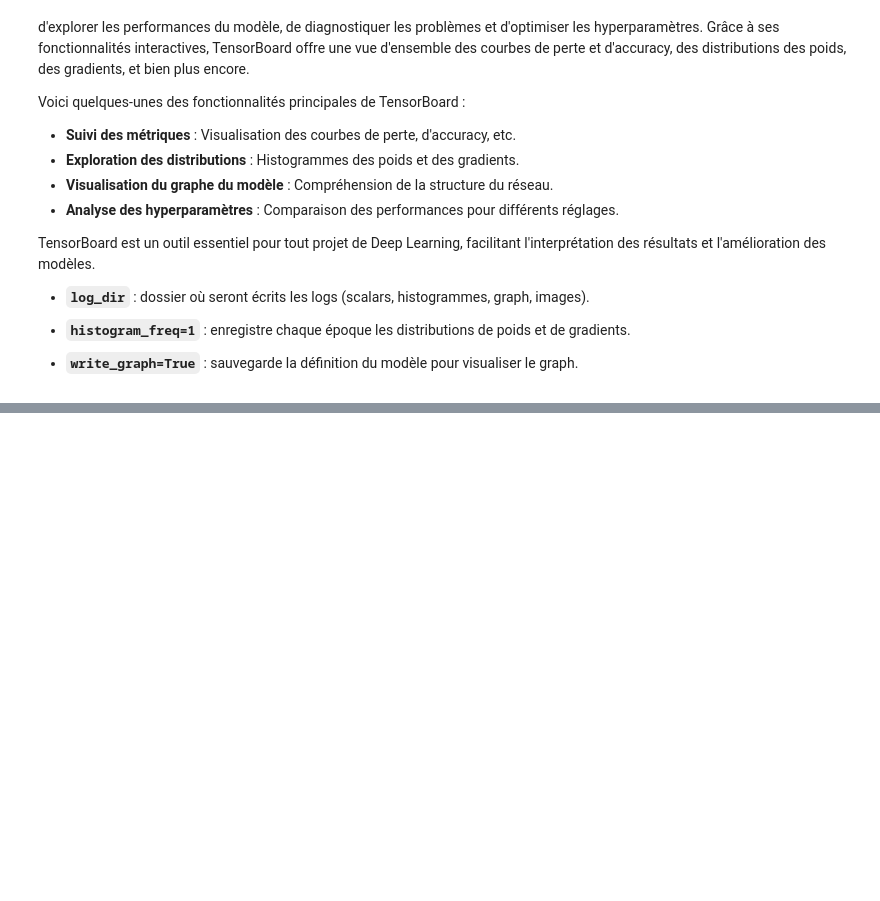
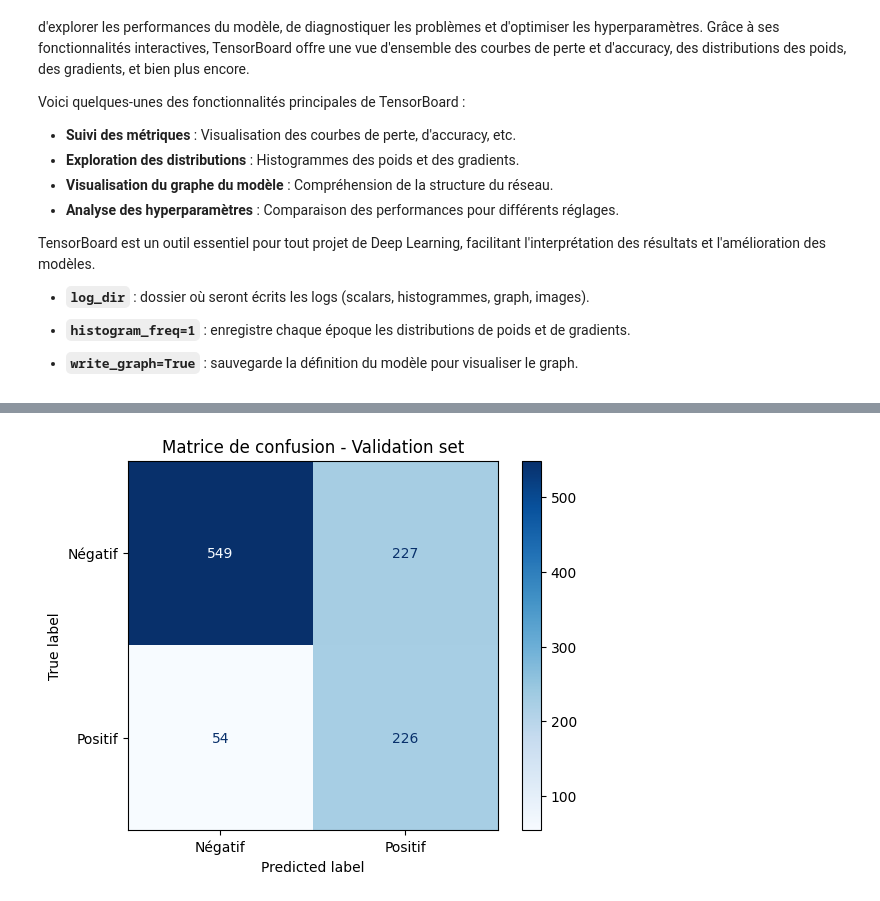
Before and after one commit to DorotheeCatry/DeepLearning-Project, a Jupyter notebook: notebooks/2_model_nn.ipynb, the cells around one changed output, grey strips where cells are left out. Saved outputs shown, nothing was run; the diff lists cells and outputs as text; code cells hidden in the pictures; blank space fills up the shorter version.

```diff
--- a/notebooks/2_model_nn.ipynb
+++ b/notebooks/2_model_nn.ipynb
@@ -689,6 +717,7 @@ def build_model_advanced(
 model = KerasClassifier(
     model=build_model_advanced,
     model__input_dim=input_dim,
+    validation_split=0.2,
     epochs=50,
     batch_size=32,
     verbose=0,
@@ -719,4 +748,8 @@ grid_search = GridSearchCV(
 )
 # %%
 # Fit the model
-grid_search.fit(X_train_final, y_train_final)
+grid_search.fit(X_train_final, y_train_final, validation_data=(X_val_final, y_val_final))
+
+# Best parameters and score
+print("Best parameters found: ", grid_search.best_params_)
+print("Best ROC AUC score: ", grid_search.best_score_)
@@ -864,0 +1020,8 @@ type
+# %%
+import xgboost as xgb
+from sklearn.metrics import roc_auc_score
+
+xgb_model = xgb.XGBClassifier(eval_metric='logloss', random_state=42)
+xgb_model.fit(X_train_final, y_train_final)
+y_pred_proba_xgb = xgb_model.predict_proba(X_test_final)[:, 1]
+print("Baseline XGBoost ROC-AUC:", roc_auc_score(y_test_final, y_pred_proba_xgb))
@@ -864,0 +1142,22 @@ type
+# %%
+import matplotlib.pyplot as plt
+from sklearn.metrics import confusion_matrix, ConfusionMatrixDisplay
+
+# Prédictions probabilistes avec le modèle final sur validation/test
+y_val_proba = best_model.predict(X_val_final).ravel()
+
+# Seuillage avec le meilleur threshold (déjà obtenu dans study ou à définir)
+best_threshold = 0.5  # Remplacez par votre best_threshold si disponible
+
+# Binarisation
+y_val_pred = (y_val_proba > best_threshold).astype(int)
+
+# Calcul de la matrice de confusion
+cm = confusion_matrix(y_val_final, y_val_pred)
+
+# Affichage
+disp = ConfusionMatrixDisplay(confusion_matrix=cm, display_labels=["Négatif", "Positif"])
+disp.plot(cmap=plt.cm.Blues)
+plt.title("Matrice de confusion - Validation set")
+plt.show()
+# %% [output]
@@ -864,0 +1165 @@ type
+[figure, added]
```
Also changed, not shown: parts of 41 cells of this notebook, 4 other files.
